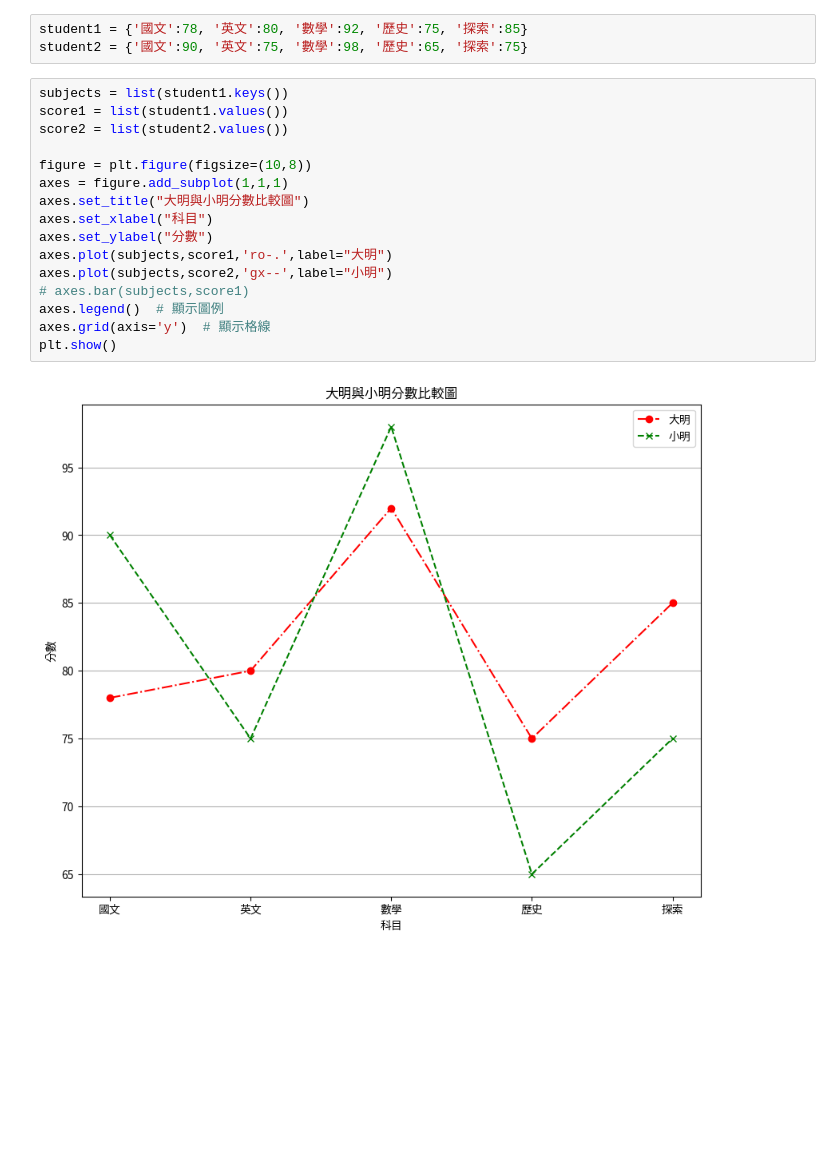
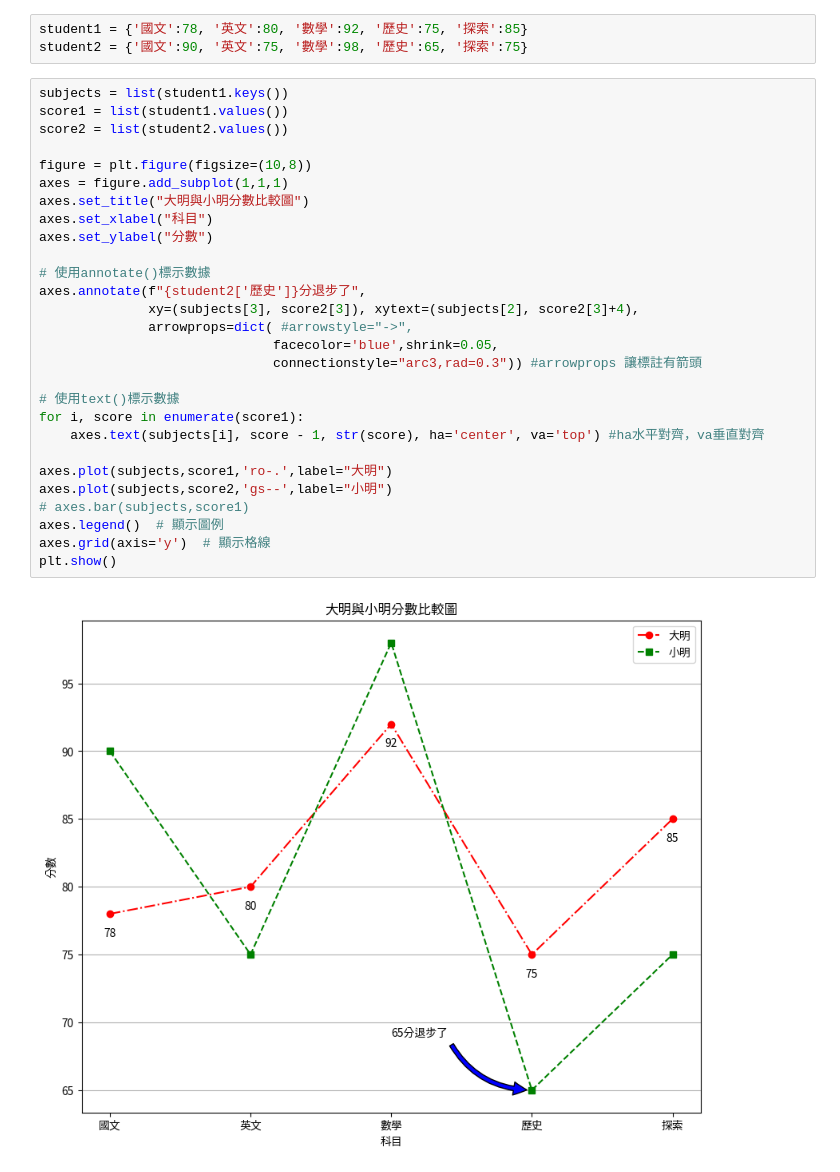
Before and after one commit to minyi-114/python_analysis, a Jupyter notebook: lesson7_3.ipynb, the cells around one changed output. Drawn from its saved outputs; the diff is of its cells as text; blank space fills up the shorter version.

```diff
--- a/lesson7_3.ipynb
+++ b/lesson7_3.ipynb
@@ -37,18 +37,30 @@ student2 = {'國文':90, '英文':75, '數學':98, '歷史':65, '探索':75}
 # %%
 subjects = list(student1.keys())
 score1 = list(student1.values())
 score2 = list(student2.values())
 
 figure = plt.figure(figsize=(10,8))
 axes = figure.add_subplot(1,1,1)
 axes.set_title("大明與小明分數比較圖")
 axes.set_xlabel("科目")
 axes.set_ylabel("分數")
+
+# 使用annotate()標示數據
+axes.annotate(f"{student2['歷史']}分退步了",
+              xy=(subjects[3], score2[3]), xytext=(subjects[2], score2[3]+4),
+              arrowprops=dict( #arrowstyle="->",
+                              facecolor='blue',shrink=0.05,
+                              connectionstyle="arc3,rad=0.3")) #arrowprops 讓標註有箭頭
+
+# 使用text()標示數據
+for i, score in enumerate(score1):
+    axes.text(subjects[i], score - 1, str(score), ha='center', va='top') #ha水平對齊，va垂直對齊
+
 axes.plot(subjects,score1,'ro-.',label="大明")
-axes.plot(subjects,score2,'gx--',label="小明")
+axes.plot(subjects,score2,'gs--',label="小明")
 # axes.bar(subjects,score1)
 axes.legend()  # 顯示圖例
 axes.grid(axis='y')  # 顯示格線
 plt.show()
 # %% [output]
-[figure, old version]
+[figure, new version]
```
Also changed, not shown: parts of 3 cells of this notebook.
